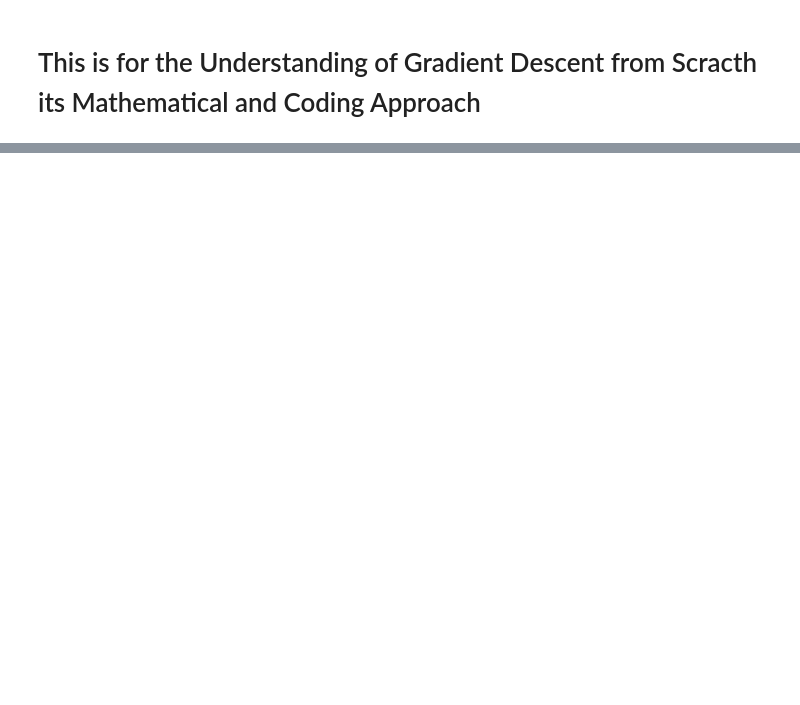
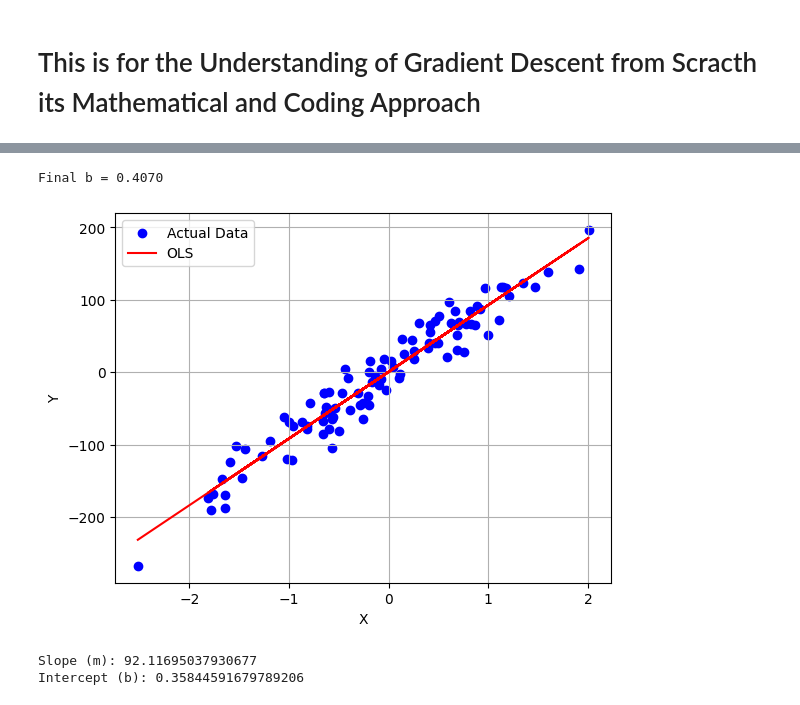
Before and after one commit to Tehman700/Machine_Learning_Practice_Summer_2025, a Jupyter notebook: Jupyter Notebooks VScode/gradient_descent_scratch.ipynb, the cells around one changed output, grey strips where cells are left out. Saved outputs shown, nothing was run; the diff lists cells and outputs as text; code cells hidden in the pictures; blank space fills up the shorter version.

```diff
--- a/Jupyter Notebooks VScode/gradient_descent_scratch.ipynb
+++ b/Jupyter Notebooks VScode/gradient_descent_scratch.ipynb
@@ -82,0 +104,46 @@ for i in range(epochs):
+# %%
+m = 92.145
+# %%
+class GDD:
+    def __init__(self, m, lrr, epo):
+        self.m = m
+        self.b = -120
+        self.lr = lrr
+        self.epochs = epo
+
+    def fit(self, X, Y):
+        n = len(X)
+
+        for i in range(self.epochs):
+            slope = -2 * np.sum(Y - self.m * X.ravel() - self.b) / n
+            self.b = self.b - (self.lr * slope)
+
+        print(f"Final b = {self.b:.4f}")
+        y_pred = (self.m * X + self.b)
+
+        plt.scatter(X, Y, color='blue', label='Actual Data')
+        plt.plot(X, y_pred, color="red", label='OLS')
+        plt.xlabel("X")
+        plt.ylabel("Y")
+        plt.legend()
+        plt.grid(True)
+        plt.show()
+# %%
+dg  = GDD(m = m , lrr = learning_rate, epo = epochs)
+dg.fit(X,Y)
+# %% [output]
+Final b = 0.4070
+[figure, added]
+# %%
+# Create and fit model
+model = SGDRegressor(max_iter=100, learning_rate='invscaling', eta0=0.01)
+model.fit(X, Y)
+
+# Final weight (slope)
+print("Slope (m):", model.coef_[0])
+
+# Final intercept (b)
+print("Intercept (b):", model.intercept_[0])
+# %% [output]
+Slope (m): 92.11695037930677
+Intercept (b): 0.35844591679789206
```
Also changed, not shown: parts of 12 cells of this notebook.
